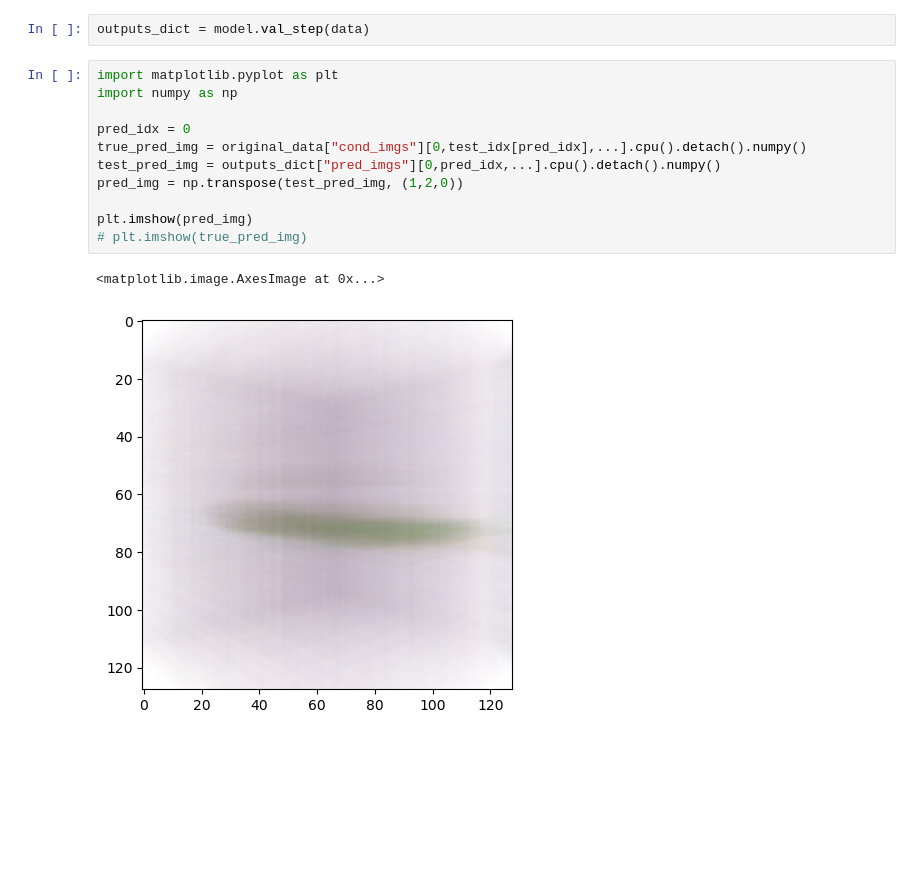
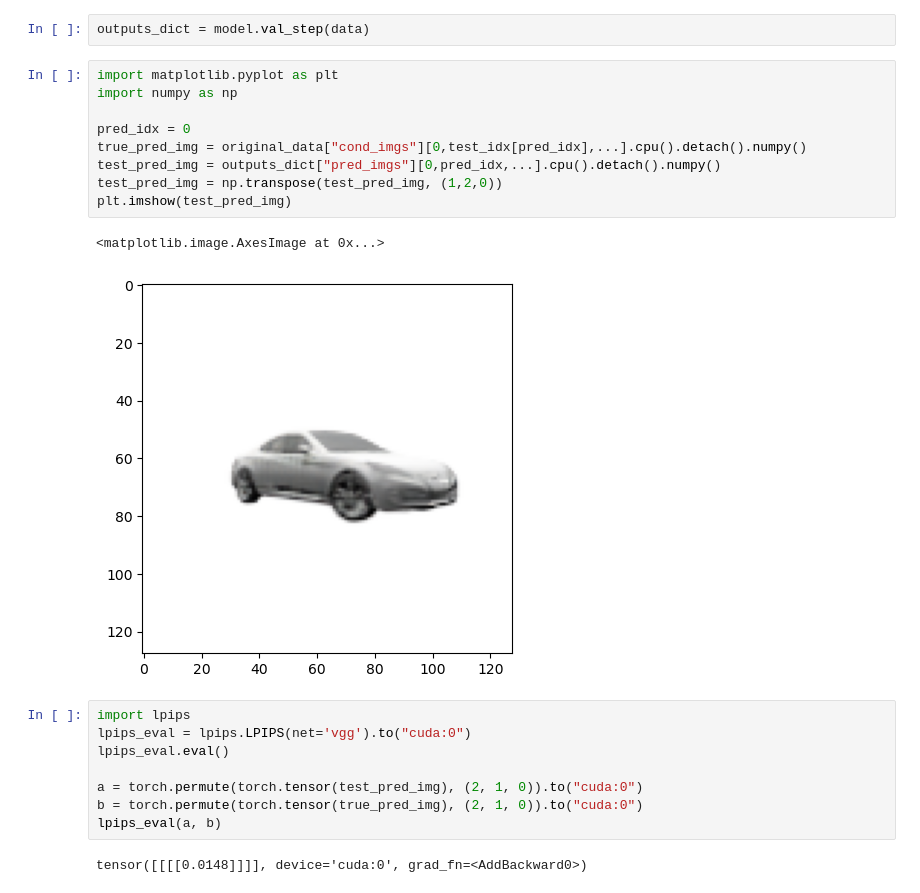
Before and after one commit to yashpatel5400/csi, a Jupyter notebook: nerf/test.ipynb, the cells around one changed output. Cells and saved outputs as stored; diff of their text form; blank space fills up the shorter version.

```diff
--- a/nerf/test.ipynb
+++ b/nerf/test.ipynb
@@ -89,14 +114,22 @@ outputs_dict = model.val_step(data)
 # %%
 import matplotlib.pyplot as plt
 import numpy as np
 
 pred_idx = 0
 true_pred_img = original_data["cond_imgs"][0,test_idx[pred_idx],...].cpu().detach().numpy()
 test_pred_img = outputs_dict["pred_imgs"][0,pred_idx,...].cpu().detach().numpy()
-pred_img = np.transpose(test_pred_img, (1,2,0))
-
-plt.imshow(pred_img)
-# plt.imshow(true_pred_img)
+test_pred_img = np.transpose(test_pred_img, (1,2,0))
+plt.imshow(test_pred_img)
 # %% [output]
 <matplotlib.image.AxesImage at 0x...>
-[figure, old version]
+[figure, new version]
+# %%
+import lpips
+lpips_eval = lpips.LPIPS(net='vgg').to("cuda:0")
+lpips_eval.eval()
+
+a = torch.permute(torch.tensor(test_pred_img), (2, 1, 0)).to("cuda:0")
+b = torch.permute(torch.tensor(true_pred_img), (2, 1, 0)).to("cuda:0")
+lpips_eval(a, b)
+# %% [output]
+tensor([[[[0.0148]]]], device='cuda:0', grad_fn=<AddBackward0>)
```
Also changed, not shown: parts of 2 cells of this notebook.
